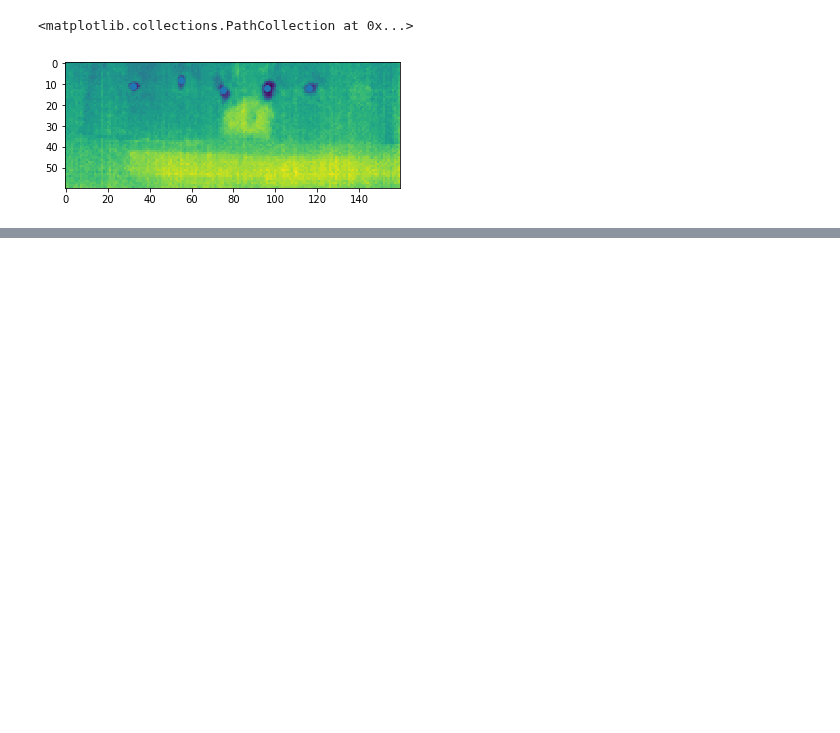
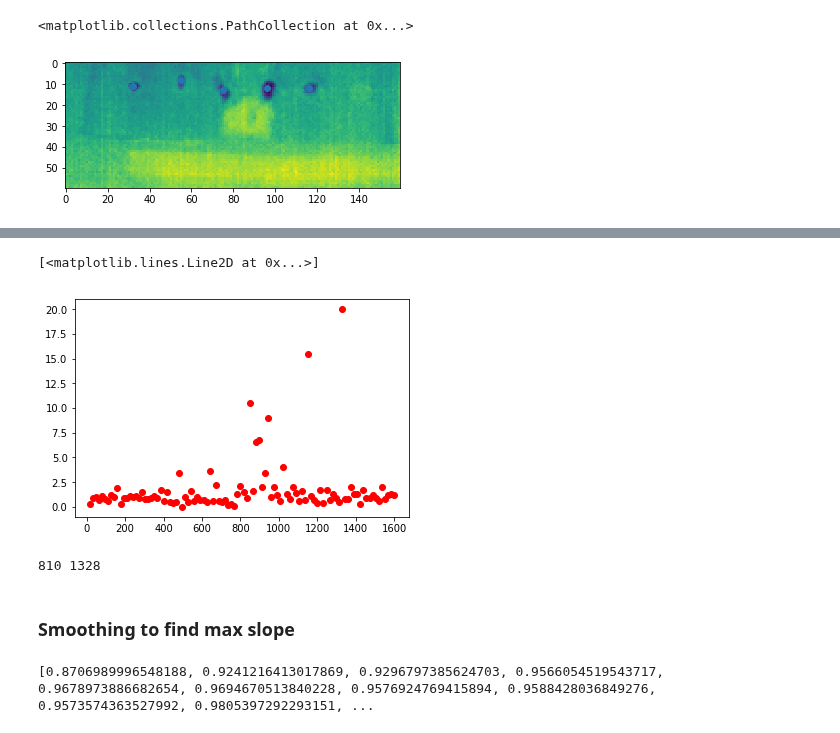
Before and after one commit to jrodguez/musical-robot, a Jupyter notebook: scripts/PPA_melting.ipynb, the cells around one changed output, grey strips where cells are left out. Saved outputs shown, nothing was run; the diff lists cells and outputs as text; code cells hidden in the pictures; blank space fills up the shorter version.

```diff
--- a/scripts/PPA_melting.ipynb
+++ b/scripts/PPA_melting.ipynb
@@ -153,0 +218,24 @@ plt.scatter(y,x)
+# %%
+plt.plot(allx,all_slope, 'ro', label = "Data")4
+# %% [output]
+[<matplotlib.lines.Line2D at 0x...>]
+[figure, added]
+# %%
+lowrange = int(min(xposs) - jump)
+highrange = int(max(xposs))
+
+print(lowrange, highrange)
+# %% [output]
+810 1328
+# %% [markdown]
+### Smoothing to find max slope
+# %%
+smoothed = []
+againx = []
+jump = 5
+for i in range(len(all_slope)):
+    smoothed.append(sum(all_slope[i:i+jump])/jump)
+    againx.append(sum(allx[i:i+jump])/jump)
+print(smoothed)
+# %% [output]
+[0.8706989996548188, 0.9241216413017869, 0.9296797385624703, 0.9566054519543717, 0.9678973886682654, 0.9694670513840228, 0.9576924769415894, 0.9588428036849276, 0.9573574363527992, 0.9805397292293151, ...
```
Also changed, not shown: parts of 19 cells of this notebook, 1 other file.
